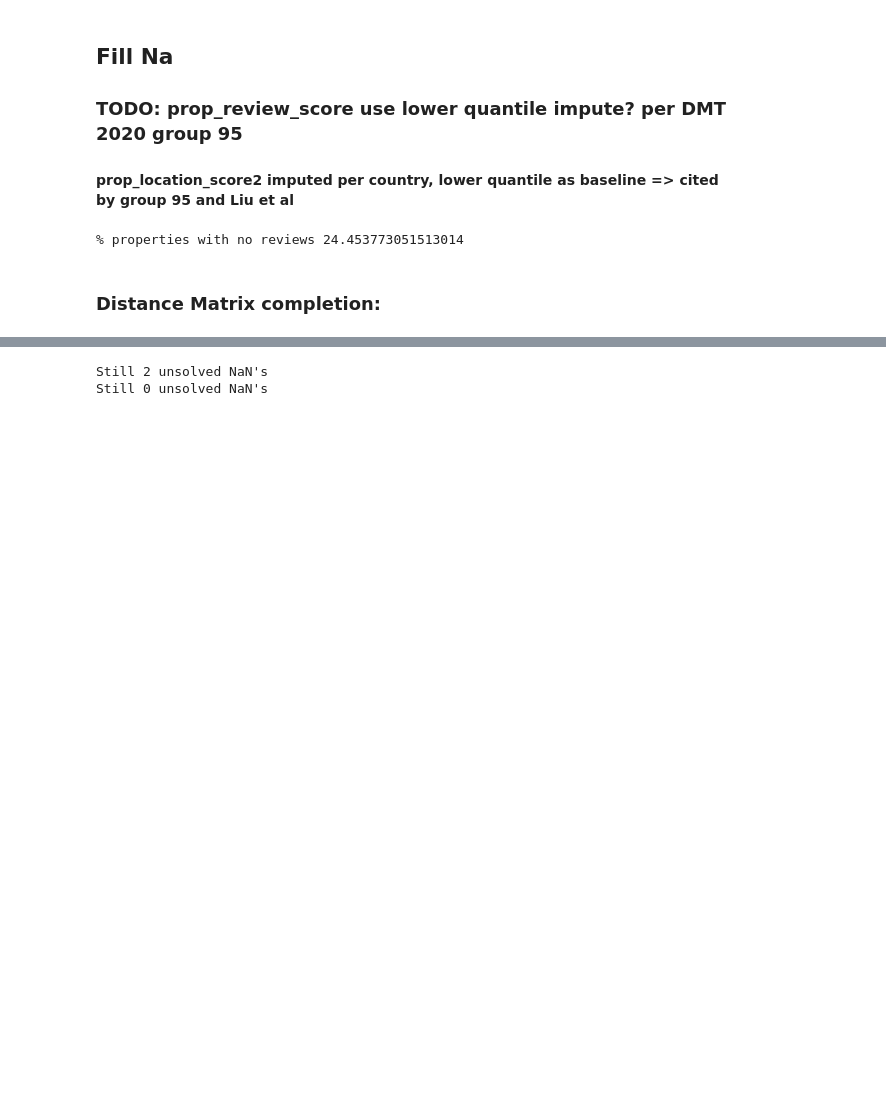
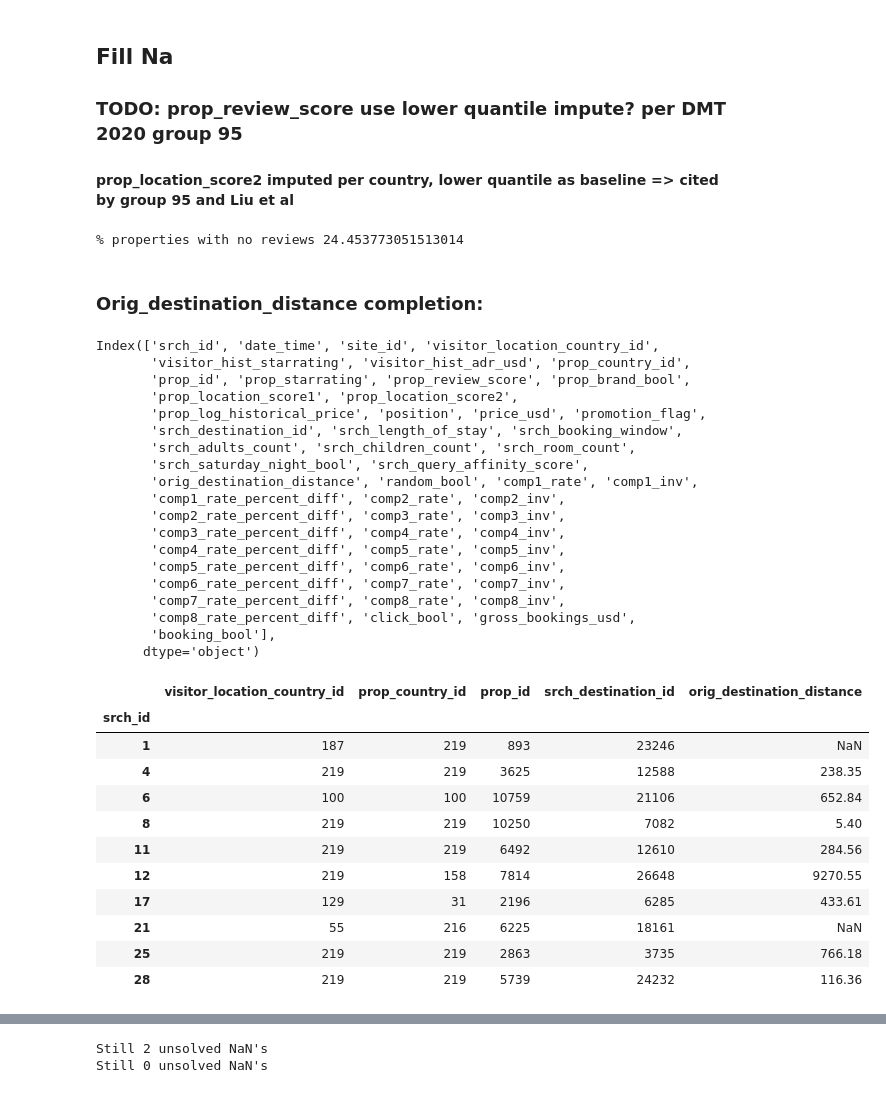
Before and after one commit to tituspellegrom/DataMiningTechniques, a Jupyter notebook: Assignment2/exploration_backup.ipynb, the cells around one changed output, grey strips where cells are left out. Drawn from its saved outputs; the diff is of its cells as text; code cells hidden in the pictures; blank space fills up the shorter version.

Commit message:
Begin orig_destination_distance completion

```diff
--- a/Assignment2/exploration_backup.ipynb
+++ b/Assignment2/exploration_backup.ipynb
@@ -360,4 +360,4 @@ print(f"% properties with no reviews {100 * len(no_reviews) / len(prop_score)}")
 # %% [output]
 % properties with no reviews 24.453773051513014
 # %% [markdown]
-### Distance Matrix completion:
+### Orig_destination_distance completion:
@@ -365,0 +364,37 @@ print(f"% properties with no reviews {100 * len(no_reviews) / len(prop_score)}")
+# %%
+print(df.columns)
+srch_grouped = df.groupby('srch_id')['visitor_location_country_id', 'prop_country_id', 'prop_id', 'srch_destination_id',
+'orig_destination_distance'].first()
+display(srch_grouped.head(10))
+# %% [output]
+Index(['srch_id', 'date_time', 'site_id', 'visitor_location_country_id',
+       'visitor_hist_starrating', 'visitor_hist_adr_usd', 'prop_country_id',
+       'prop_id', 'prop_starrating', 'prop_review_score', 'prop_brand_bool',
+       'prop_location_score1', 'prop_location_score2',
+       'prop_log_historical_price', 'position', 'price_usd', 'promotion_flag',
+       'srch_destination_id', 'srch_length_of_stay', 'srch_booking_window',
+       'srch_adults_count', 'srch_children_count', 'srch_room_count',
+       'srch_saturday_night_bool', 'srch_query_affinity_score',
+       'orig_destination_distance', 'random_bool', 'comp1_rate', 'comp1_inv',
+       'comp1_rate_percent_diff', 'comp2_rate', 'comp2_inv',
+       'comp2_rate_percent_diff', 'comp3_rate', 'comp3_inv',
+       'comp3_rate_percent_diff', 'comp4_rate', 'comp4_inv',
+       'comp4_rate_percent_diff', 'comp5_rate', 'comp5_inv',
+       'comp5_rate_percent_diff', 'comp6_rate', 'comp6_inv',
+       'comp6_rate_percent_diff', 'comp7_rate', 'comp7_inv',
+       'comp7_rate_percent_diff', 'comp8_rate', 'comp8_inv',
+       'comp8_rate_percent_diff', 'click_bool', 'gross_bookings_usd',
+       'booking_bool'],
+      dtype='object')
+|  | visitor_location_country_id | prop_country_id | prop_id | srch_destination_id | orig_destination_distance |
+| srch_id |  |  |  |  |  |
+| 1 | 187 | 219 | 893 | 23246 | NaN |
+| 4 | 219 | 219 | 3625 | 12588 | 238.35 |
+| 6 | 100 | 100 | 10759 | 21106 | 652.84 |
+| 8 | 219 | 219 | 10250 | 7082 | 5.40 |
+| 11 | 219 | 219 | 6492 | 12610 | 284.56 |
+| 12 | 219 | 158 | 7814 | 26648 | 9270.55 |
+| 17 | 129 | 31 | 2196 | 6285 | 433.61 |
+| 21 | 55 | 216 | 6225 | 18161 | NaN |
+| 25 | 219 | 219 | 2863 | 3735 | 766.18 |
+| 28 | 219 | 219 | 5739 | 24232 | 116.36 |
```
Also changed, not shown: parts of 34 cells of this notebook.
